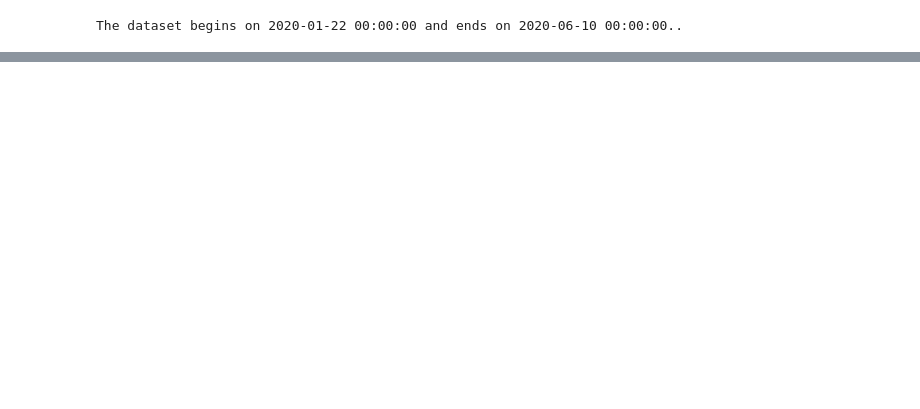
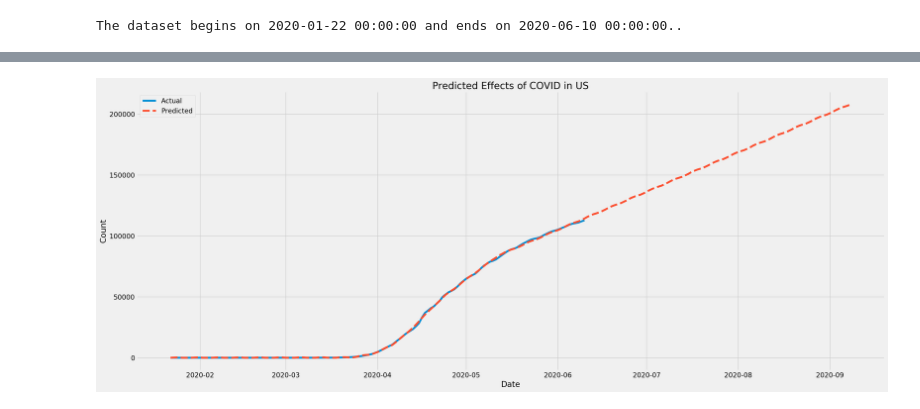
Before and after one commit to datadoctor100/kaggle, a Jupyter notebook: covidfcst.ipynb, the cells around one changed output, grey strips where cells are left out. Drawn from its saved outputs; the diff is of its cells as text; code cells hidden in the pictures; blank space fills up the shorter version.

```diff
--- a/covidfcst.ipynb
+++ b/covidfcst.ipynb
@@ -166,0 +184,9 @@ INFO:fbprophet:Disabling daily seasonality. Run prophet with daily_seasonality=T
+# %%
+# Initialize dictionaries to store results
+preds = {}
+log_preds = {}
+# %%
+# Iterate and apply functions
+for cn in cn_.keys():
+
+    preds[cn] = get_mod(cn)
@@ -166,0 +265,5 @@ INFO:fbprophet:Disabling daily seasonality. Run prophet with daily_seasonality=T
+# %%
+# Iterate and apply functions
+for cn in cn_.keys():
+
+    log_preds[cn] = get_log_mod(cn)
@@ -166,0 +379,21 @@ INFO:fbprophet:Disabling daily seasonality. Run prophet with daily_seasonality=T
+# %%
+# Iterate and convert floats to int
+for k, v in preds.items():
+
+    try:
+
+        v['yhat'] = v['yhat'].astype(int)
+
+    except:
+
+        print('No predictions for {}..'.format(k))
+
+for k, v in log_preds.items():
+
+    try:
+
+        v['yhat'] = v['yhat'].astype(int)
+
+    except:
+
+        print('No log_predictions for {}..'.format(k))
@@ -166,0 +513,11 @@ INFO:fbprophet:Disabling daily seasonality. Run prophet with daily_seasonality=T
+# %%
+# Inspect
+fig, ax = plt.subplots(figsize = [25, 10])
+ax.plot(output['US'].set_index('ds')['y'], label = 'Actual')
+ax.plot(output['US'].set_index('ds')['yhat'], label = 'Predicted', linestyle = '--')
+ax.legend()
+ax.set_title('Predicted Effects of COVID in US')
+ax.set_xlabel('Date')
+ax.set_ylabel('Count');
+# %% [output]
+[figure, added]
```
Also changed, not shown: parts of 25 cells of this notebook.
